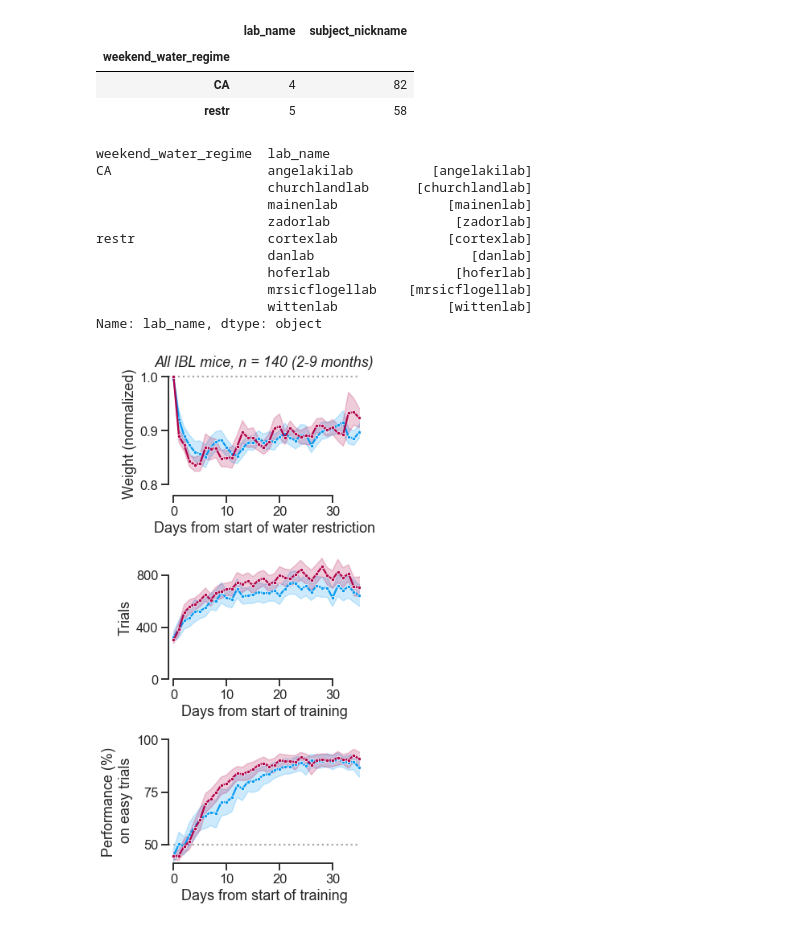
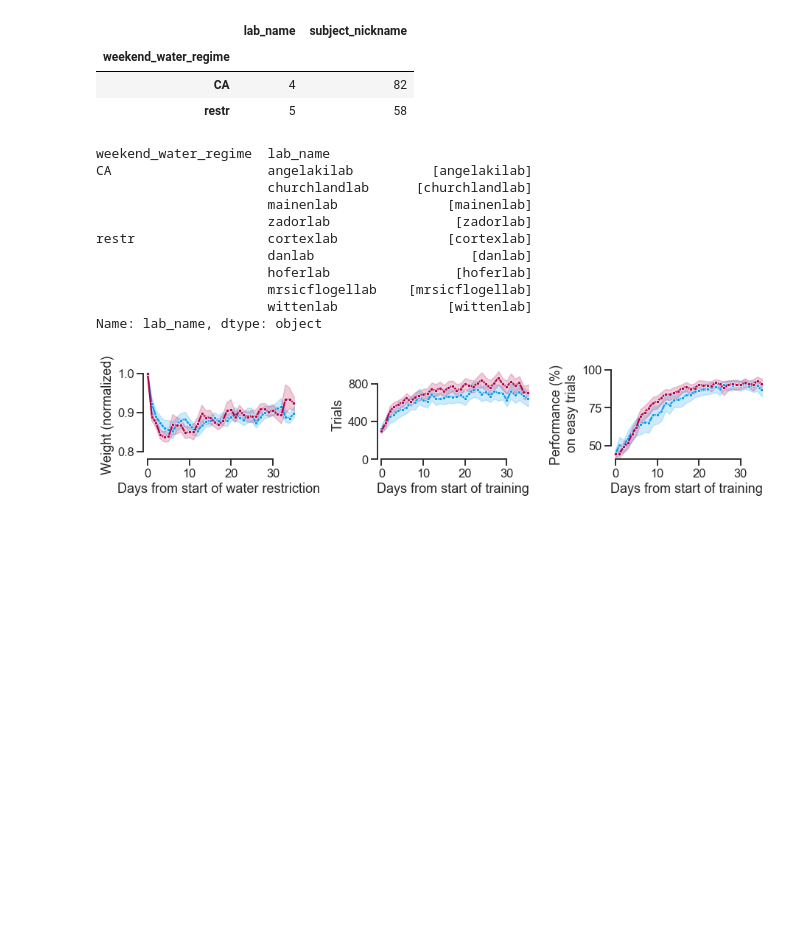
Before and after one commit to int-brain-lab/citricAcid, a Jupyter notebook: brainwidemap_mice.ipynb, the cells around one changed output. Saved outputs shown, nothing was run; the diff lists cells and outputs as text; code cells hidden in the pictures; blank space fills up the shorter version.

```diff
--- a/brainwidemap_mice.ipynb
+++ b/brainwidemap_mice.ipynb
@@ -26,14 +29,6 @@ Connecting anneurai@datajoint.internationalbrainlab.org:3306
 # %%
 ## GET WEIGHT AND WATER DATA FOR ALL MICE THAT ARE IN THE BEHAVIORAL STANDARDIZATION PREPRINT
-# subj = subject.Subject * subject.SubjectLab & \
-#         (subject.SubjectProject & 'subject_project = "ibl_neuropixel_brainwide_01"')
-subj_query = (subject.Subject * subject.SubjectLab * reference.Lab * subject.SubjectProject
-              & 'subject_project = "ibl_neuropixel_brainwide_01"').aggr(
-    (acquisition.Session * behavioral_analyses.SessionTrainingStatus())
-    & 'training_status="trained_1a" OR training_status="trained_1b"',
-    'subject_nickname', 'sex', 'subject_birth_date',
-    date_trained='min(date(session_start_time))')
-subj = (subj_query & 'date_trained <= "2020-03-23"')
+subj = query_subjects()
 
 # average watering and weight per session date
 weight_with_date = subj * action.Weighing.proj('weight', session_date='DATE(weighing_time)')
@@ -222,36 +219,36 @@ Name: lab_name, dtype: object
 # %%
 ## NOW PLOT
 condition_order = [ "restr", "CA"]
 palette = sns.xkcd_palette(['azure', 'raspberry'])
-f, ax = plt.subplots(ncols=1, nrows=3, figsize=[5, 10])
+f, ax = plt.subplots(ncols=3, nrows=1, figsize=[13, 3])
 
 # 1. weight
 sns.lineplot(data=df, x='day_restr', y='norm_weight', hue='weekend_water_regime',
                  palette=palette, hue_order=condition_order, ax=ax[0], legend=False,
                 err_style='band', marker='.')
-ax[0].axhline(y=1, color='darkgrey', linestyle=':', zorder=-100)
-ax[0].set(xlim=[-1, 35.2], ylim=[0.78, 1.01], yticks=[0.8, 0.9, 1],
+#ax[0].axhline(y=1, color='darkgrey', linestyle=':', zorder=-100)
+ax[0].set(xlim=[-1, 35.2], xticks=[0, 10, 20, 30], ylim=[0.78, 1.01], yticks=[0.8, 0.9, 1],
           xlabel='Days from start of water restriction', ylabel="Weight (normalized)")
 
 # 2. trials
 sns.lineplot(data=behav, x='training_day', y='n_trials_date', hue='weekend_water_regime',
                  palette=palette, hue_order=condition_order, ax=ax[1], legend=False,
                 err_style='band', marker='.')
-ax[1].set(xlim=ax[0].get_xlim(), yticks=[0, 400, 800], ylim=[0, 950],
+ax[1].set(xlim=ax[0].get_xlim(), xticks=[0, 10, 20, 30], yticks=[0, 400, 800], ylim=[0, 950],
           xlabel='Days from start of training', ylabel="Trials")
 
 # 3. performance
 sns.lineplot(data=behav, x='training_day', y='performance_easy', hue='weekend_water_regime',
                  palette=palette, hue_order=condition_order, ax=ax[2], legend=False,
                 err_style='band', marker='.')
-ax[2].axhline(y=50, color='darkgrey', linestyle=':', zorder=-100)
-ax[2].set(xlim=ax[0].get_xlim(), ylim=[41, 100], yticks=[50, 75, 100],
+#ax[2].axhline(y=50, color='darkgrey', linestyle=':', zorder=-100)
+ax[2].set(xlim=ax[0].get_xlim(), xticks=[0, 10, 20, 30], ylim=[41, 100], yticks=[50, 75, 100],
           xlabel='Days from start of training', ylabel="Performance (%)\n on easy trials")
 
-ax[0].set_title('All IBL mice, n = %d (2-9 months)'%behav.subject_uuid.nunique(), fontsize=18, fontstyle='italic')
+#ax[0].set_title('All IBL mice, n = %d (2-9 months)'%behav.subject_uuid.nunique(), fontsize=18, fontstyle='italic')
 sns.despine(trim=True)
 #f.tight_layout(rect=[0, 0.03, 1, 0.95])
 f.tight_layout()
 f.savefig(os.path.join(figpath, "ibl_learningcurves.pdf"))
 # %% [output]
-[figure, old version]
+[figure, new version]
```
Also changed, not shown: parts of 11 cells of this notebook, 17 other files.
